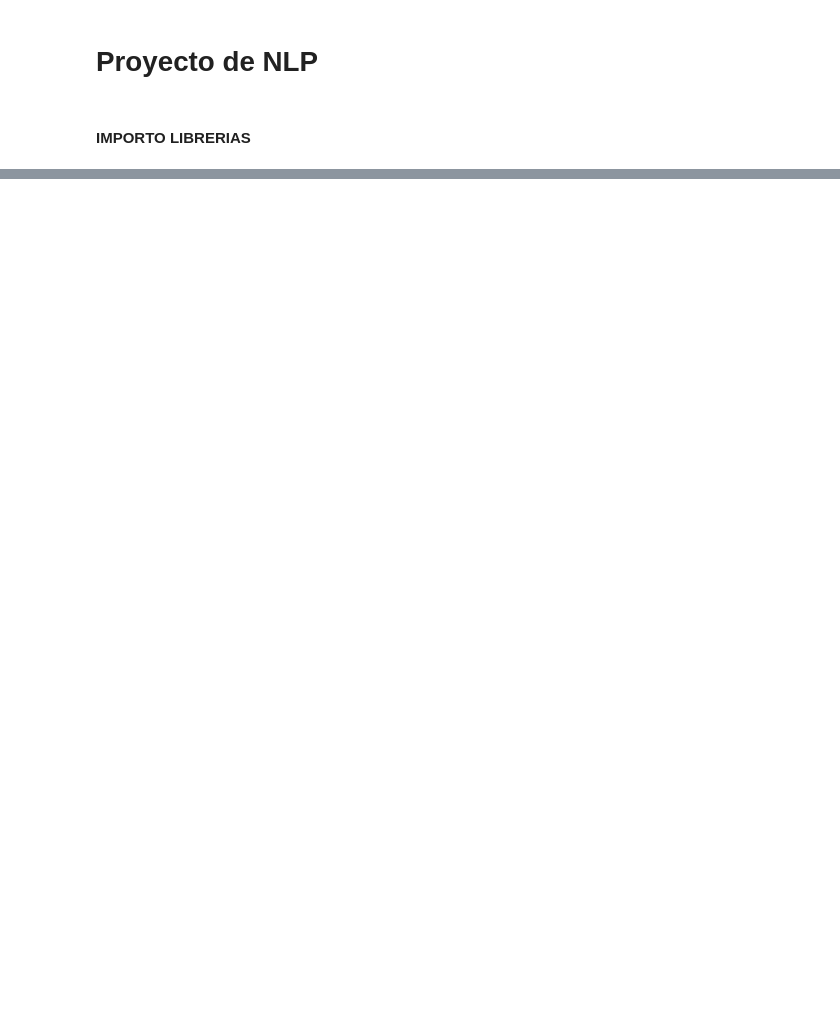
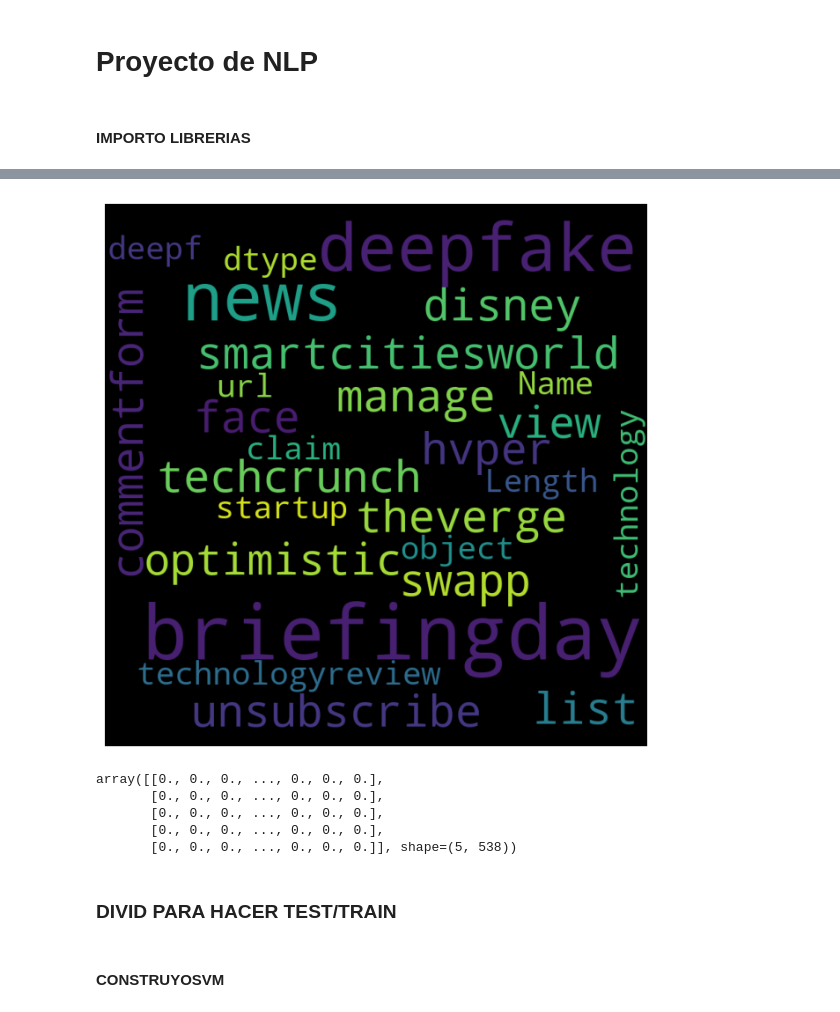
Before and after one commit to 4GeeksAcademy/24-PILAR_Proyecto-de-NLP, a Jupyter notebook: src/explore.ipynb, the cells around one changed output, grey strips where cells are left out. Saved outputs shown, nothing was run; the diff lists cells and outputs as text; code cells hidden in the pictures; blank space fills up the shorter version.

```diff
--- a/src/explore.ipynb
+++ b/src/explore.ipynb
@@ -15,0 +50,16 @@ total_data.head()
+# %%
+# trato el texto
+import regex as re
+def preprocess_text(text):
+    # Remove any character that is not a letter (a-z) or white space ( )
+    text = re.sub(r'[^a-z ]', " ", text)
+    # Remove white spaces
+    text = re.sub(r'\s+[a-zA-Z]\s+', " ", text)
+    text = re.sub(r'\^[a-zA-Z]\s+', " ", text)
+    # Multiple white spaces into one
+    text = re.sub(r'\s+', " ", text.lower())
+    # Remove tags
+    text = re.sub("&lt;/?.*?&gt;"," &lt;&gt; ", text)
+    return text.split()
+total_data["url"] = total_data["url"].apply(preprocess_text)
+total_data.head()
@@ -15,0 +73,18 @@ total_data.head()
+# %%
+from nltk import download
+from nltk.corpus import stopwords
+from nltk.stem import WordNetLemmatizer
+download("wordnet")
+lemmatizer = WordNetLemmatizer()
+
+download("stopwords")
+stop_words = stopwords.words("english")
+
+def lemmatize_text(words, lemmatizer = lemmatizer):
+    tokens = [lemmatizer.lemmatize(word) for word in words]
+    tokens = [word for word in tokens if word not in stop_words]
+    tokens = [word for word in tokens if len(word) > 3]
+    return tokens
+
+total_data["url"] = total_data["url"].apply(lemmatize_text)
+total_data.head()
@@ -15,0 +101,29 @@ total_data.head()
+# %%
+import matplotlib.pyplot as plt
+from wordcloud import WordCloud
+
+wordcloud = WordCloud(width = 800, height = 800, background_color = "black", max_words = 1000, min_font_size = 20, random_state = 42)\
+    .generate(str(total_data["url"]))
+
+fig = plt.figure(figsize = (8, 8), facecolor = None)
+plt.imshow(wordcloud)
+plt.axis("off")
+plt.show()
+# %% [output]
+[figure, added]
+# %%
+from sklearn.feature_extraction.text import TfidfVectorizer
+tokens_list = total_data["url"]
+tokens_list = [" ".join(tokens) for tokens in tokens_list]
+vectorizer = TfidfVectorizer(max_features = 5000, max_df = 0.8, min_df = 5)
+X = vectorizer.fit_transform(tokens_list).toarray()
+y = total_data["is_spam"]
+X[:5]
+# %% [output]
+array([[0., 0., 0., ..., 0., 0., 0.],
+       [0., 0., 0., ..., 0., 0., 0.],
+       [0., 0., 0., ..., 0., 0., 0.],
+       [0., 0., 0., ..., 0., 0., 0.],
+       [0., 0., 0., ..., 0., 0., 0.]], shape=(5, 538))
+# %% [markdown]
+### DIVID PARA HACER TEST/TRAIN
@@ -15,0 +133,2 @@ total_data.head()
+# %% [markdown]
+#### CONSTRUYOSVM
```
Also changed, not shown: parts of 19 cells of this notebook.
